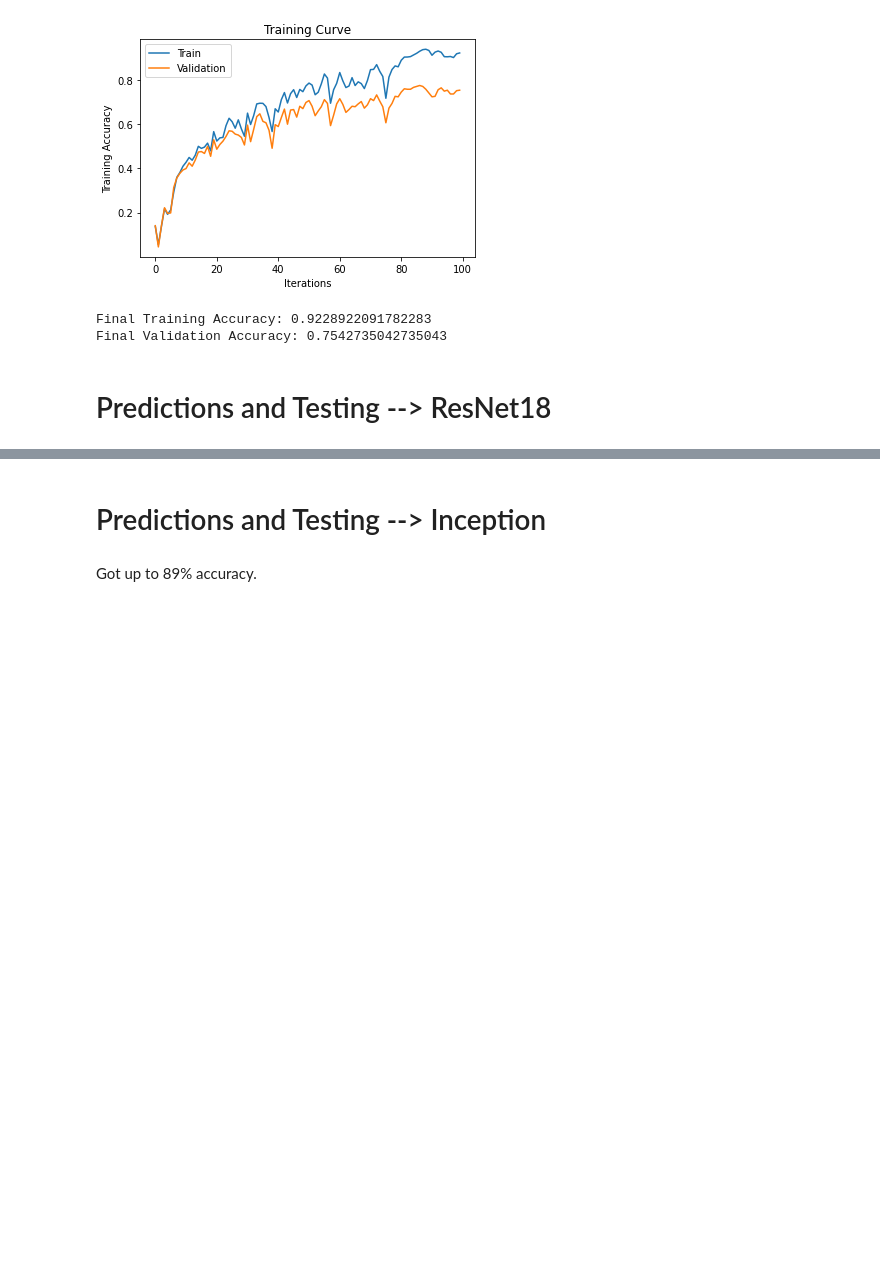
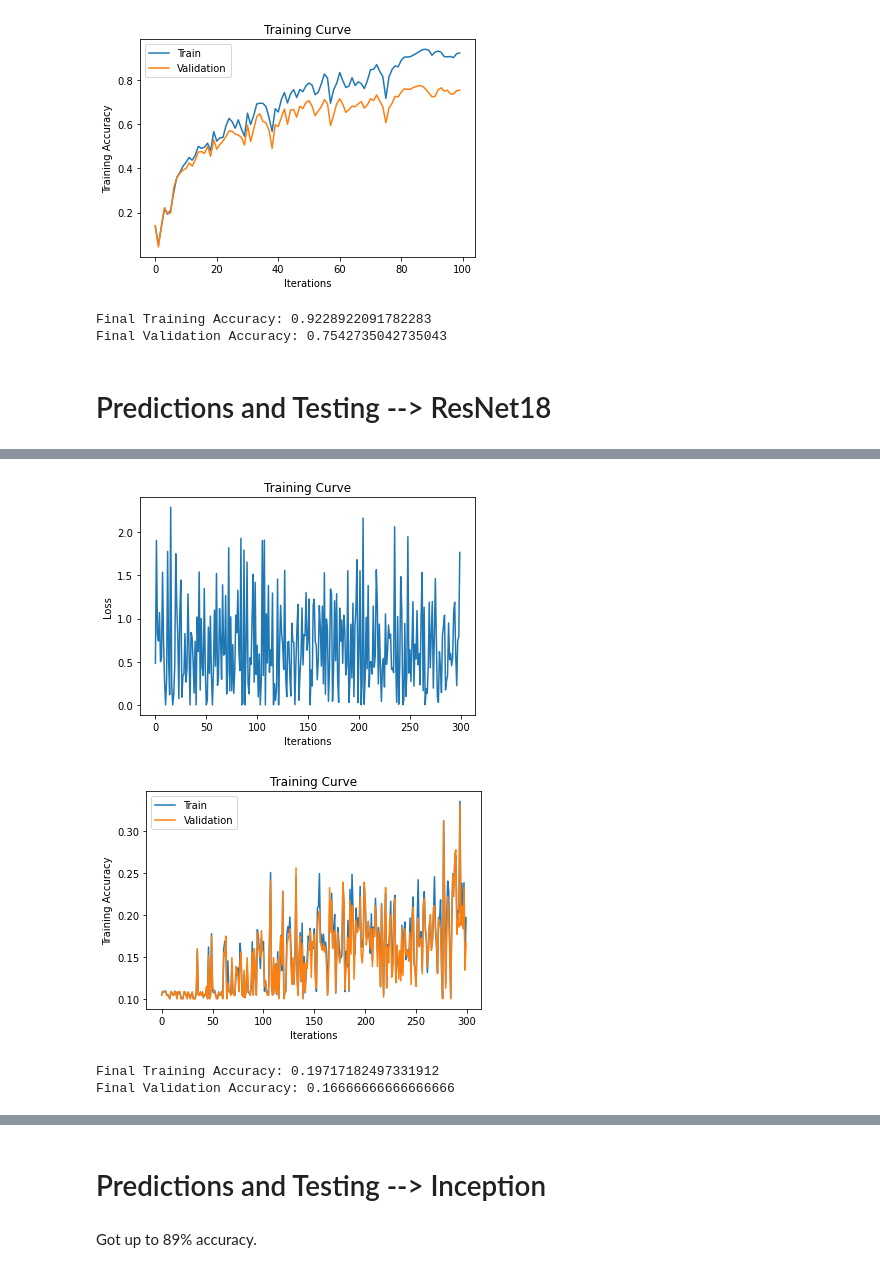
Before and after one commit to rozariot/Waste-Classification-Project, a Jupyter notebook: WasteClassificationProject.ipynb, the cells around one changed output, grey strips where cells are left out. Saved outputs shown, nothing was run; the diff lists cells and outputs as text; code cells hidden in the pictures; blank space fills up the shorter version.

```diff
--- a/WasteClassificationProject.ipynb
+++ b/WasteClassificationProject.ipynb
@@ -482,0 +616,6 @@ Final Validation Accuracy: 0.11538461538461539
+# %%
+res152_1 = Waste_Classifier_One_Linear_Layer(name="overfit_Res", hidden_size=2048*1*1)
+if use_cuda and torch.cuda.is_available():
+  res152_1 = res152_1.cuda()
+train(res152_1, feature_train_set, feature_val_set, batch_size=128, num_epochs=300, learning_rate=0.02)
+# %% [output]
@@ -482,0 +639,4 @@ Final Validation Accuracy: 0.11538461538461539
+[figure, added]
+[figure, added]
+Final Training Accuracy: 0.19717182497331912
+Final Validation Accuracy: 0.16666666666666666
```
Also changed, not shown: parts of 16 cells of this notebook.
